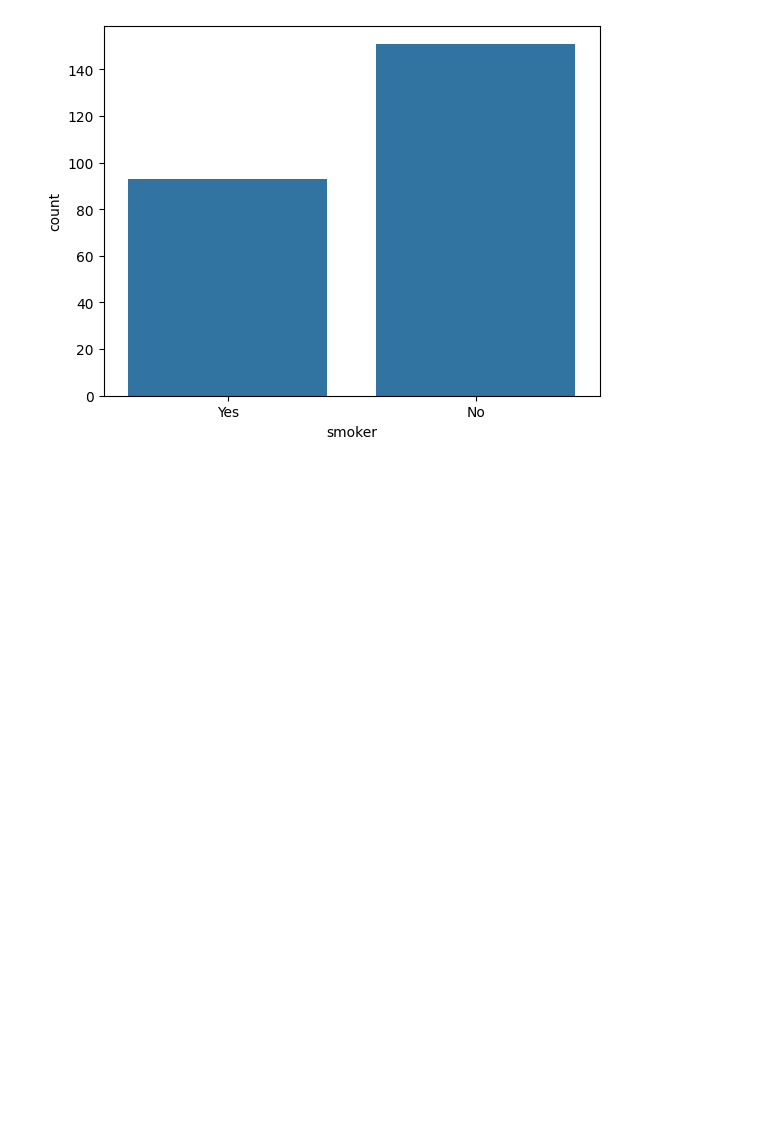
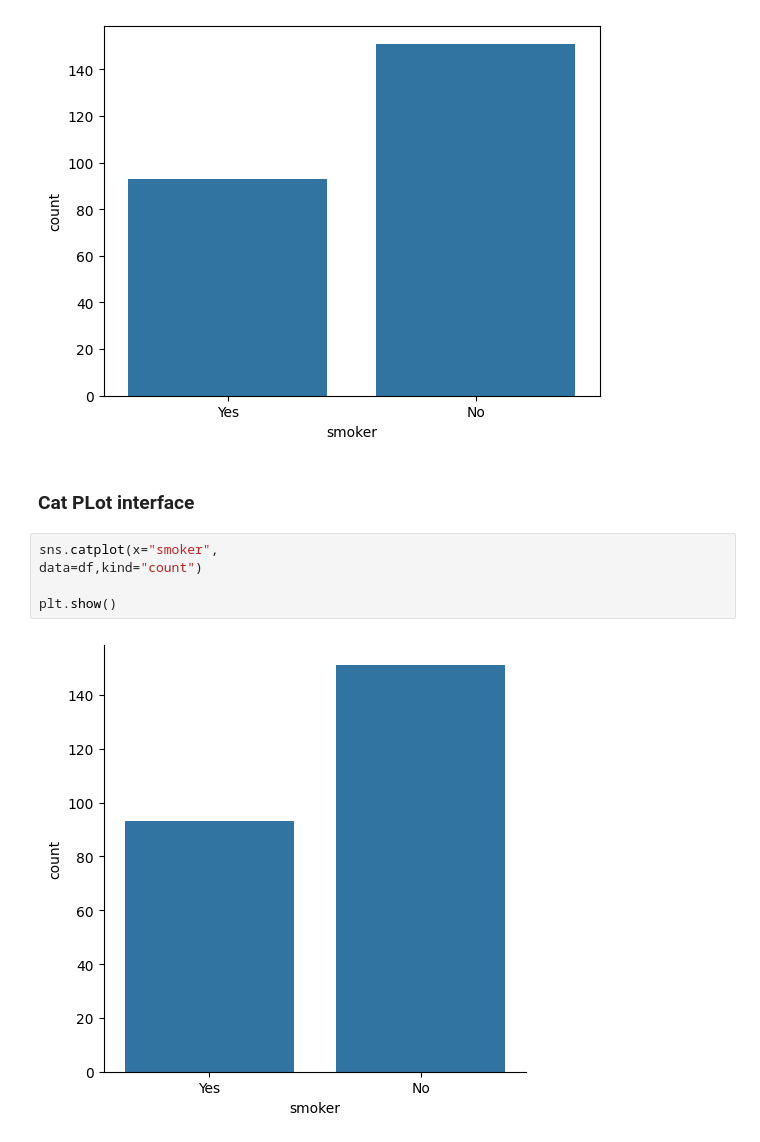
Before and after one commit to divyakhandelwal2211/regex-python-libraries, a Jupyter notebook: seaborn1.ipynb, the cells around one changed output. Drawn from its saved outputs; the diff is of its cells as text; blank space fills up the shorter version.

```diff
--- a/seaborn1.ipynb
+++ b/seaborn1.ipynb
@@ -260,3 +268,12 @@ data=df)
 plt.show()
 # %% [output]
 [figure]
+# %% [markdown]
+### Cat PLot interface
+# %%
+sns.catplot(x="smoker",
+data=df,kind="count")
+
+plt.show()
+# %% [output]
+[figure, added]
```
Also changed, not shown: parts of 22 cells of this notebook, 6 other files.
